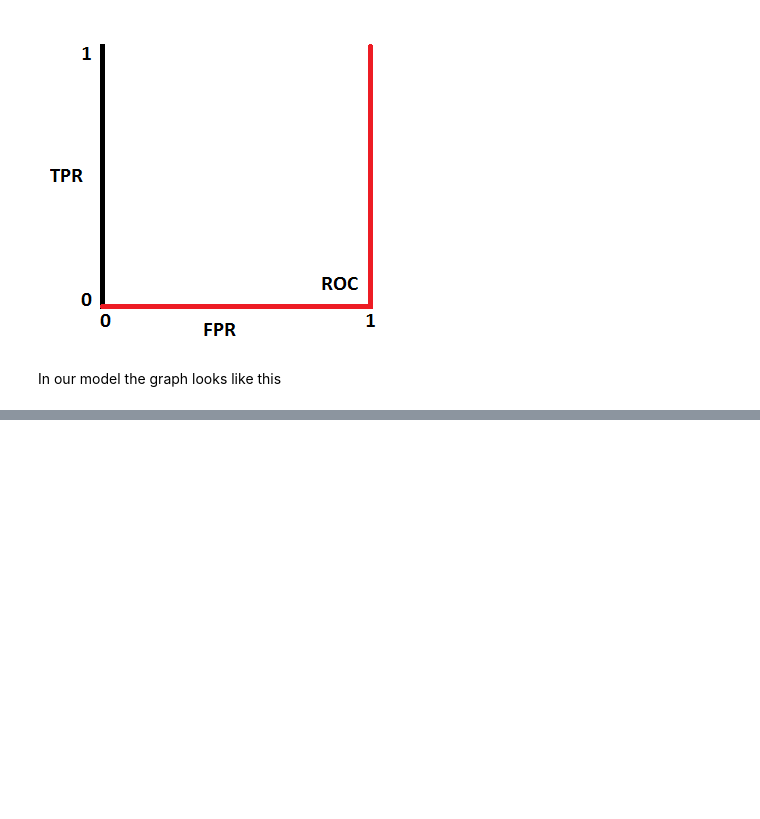
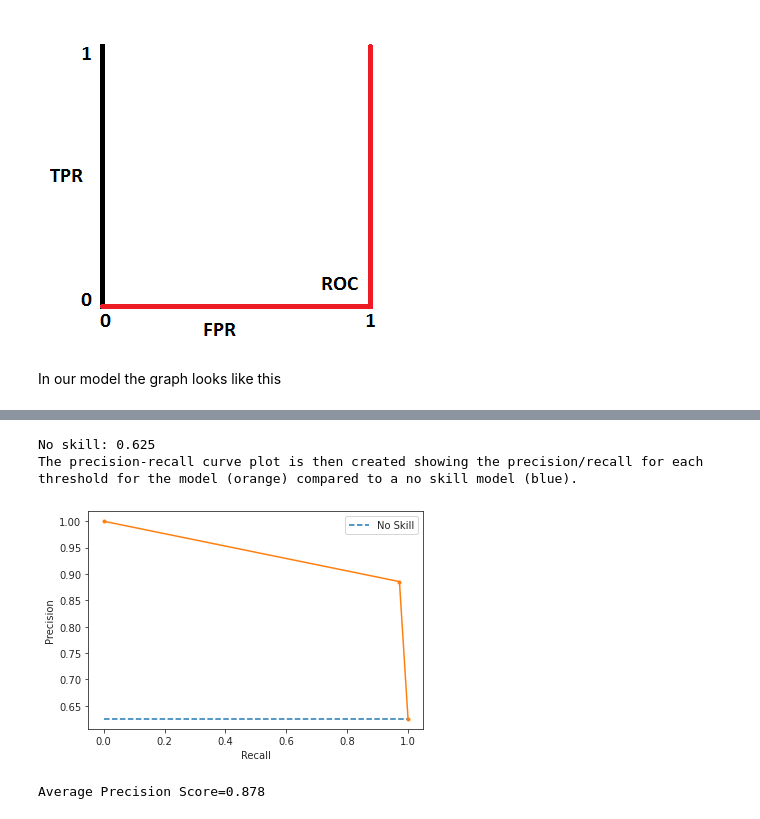
Before and after one commit to Albertogalred/Data-Science, a Jupyter notebook: NeumoX.ipynb, the cells around one changed output, grey strips where cells are left out. Cells and saved outputs as stored; diff of their text form; code cells hidden in the pictures; blank space fills up the shorter version.

```diff
--- a/NeumoX.ipynb
+++ b/NeumoX.ipynb
@@ -588,0 +577,21 @@ f1=0.912 auc=0.849 ap=0.848
+# %%
+precision, recall, _ = precision_recall_curve(prediccion_2["label"], prediccion_2["prediccion_2"])
+no_skill = len(prediccion_2["label"][prediccion_2["label"]==1]) / len(prediccion_2["label"])
+ap = average_precision_score(prediccion_2["label"], prediccion_2["prediccion_2"])
+print("No skill:",  no_skill)
+print("The precision-recall curve plot is then created showing the precision/recall for each threshold for the model (orange) compared to a no skill model (blue).")
+pyplot.plot([0, 1], [no_skill, no_skill], linestyle='--', label='No Skill')
+pyplot.plot(recall, precision, marker='.')
+# axis labels
+pyplot.xlabel('Recall')
+pyplot.ylabel('Precision')
+# show the legend
+pyplot.legend()
+# show the plot
+pyplot.show()
+print('Average Precision Score=%.3f' % (ap))
+# %% [output]
+No skill: 0.625
+The precision-recall curve plot is then created showing the precision/recall for each threshold for the model (orange) compared to a no skill model (blue).
+[figure, added]
+Average Precision Score=0.878
```
Also changed, not shown: parts of 24 cells of this notebook.
